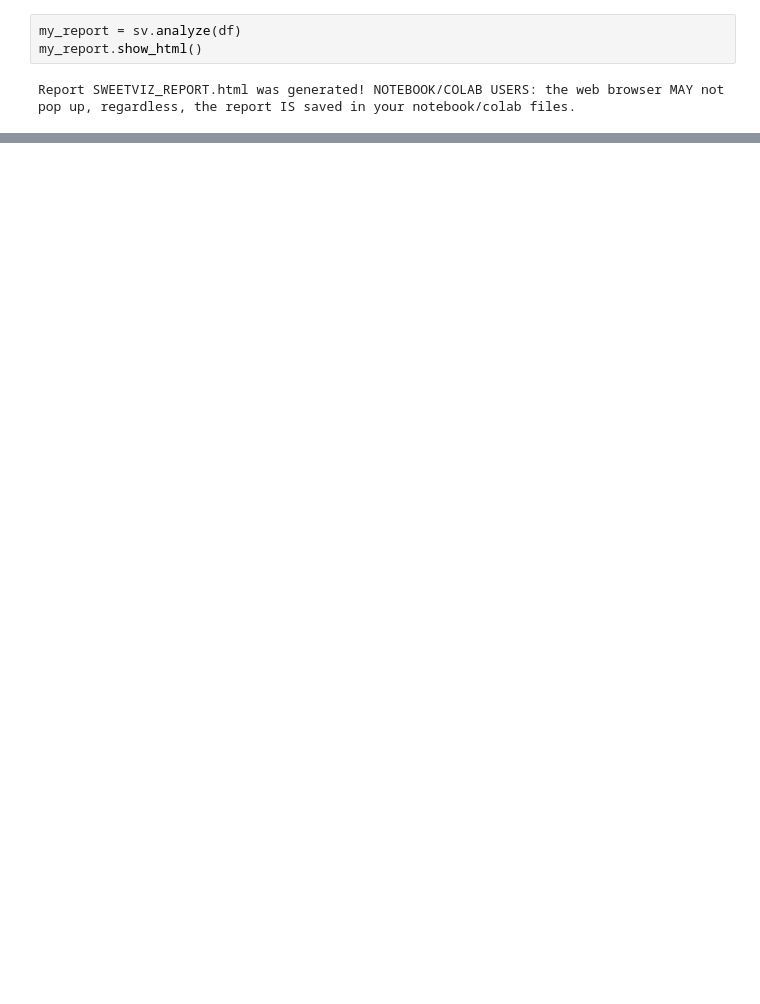
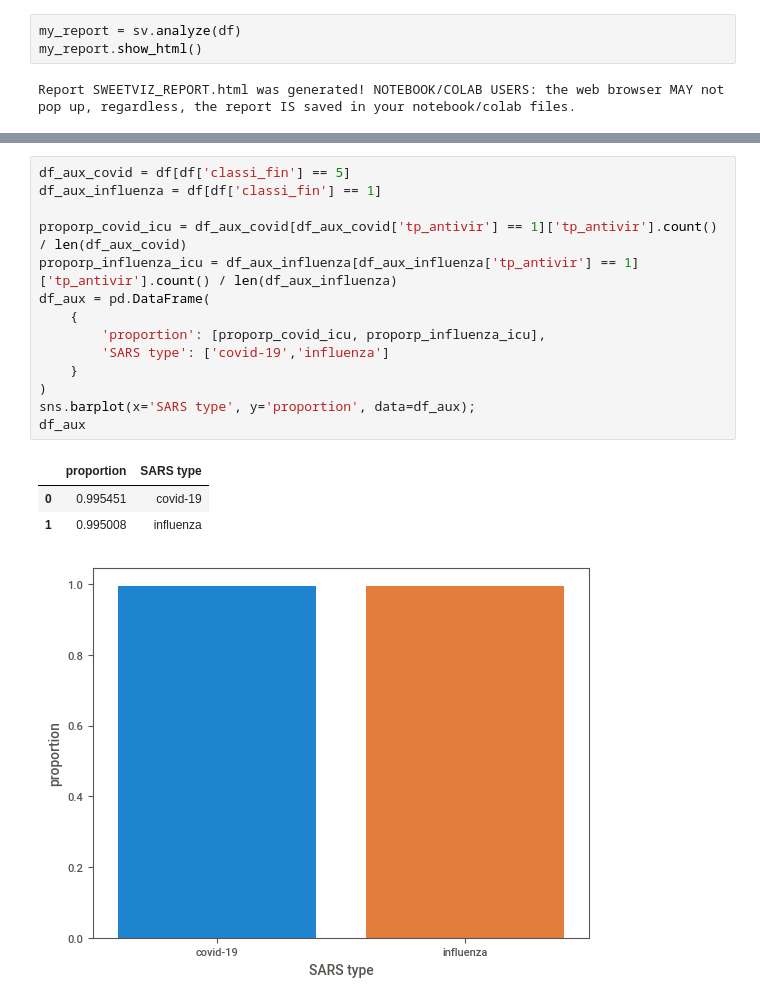
Before and after one commit to danillobarroscordeiro/respiratory_classification, a Jupyter notebook: notebooks/Untitled (1).ipynb, the cells around one changed output, grey strips where cells are left out. Saved outputs shown, nothing was run; the diff lists cells and outputs as text; blank space fills up the shorter version.

```diff
--- a/notebooks/Untitled (1).ipynb
+++ b/notebooks/Untitled (1).ipynb
@@ -339,0 +549,19 @@ Report SWEETVIZ_REPORT.html was generated! NOTEBOOK/COLAB USERS: the web browser
+# %%
+df_aux_covid = df[df['classi_fin'] == 5]
+df_aux_influenza = df[df['classi_fin'] == 1]
+
+proporp_covid_icu = df_aux_covid[df_aux_covid['tp_antivir'] == 1]['tp_antivir'].count() / len(df_aux_covid)
+proporp_influenza_icu = df_aux_influenza[df_aux_influenza['tp_antivir'] == 1]['tp_antivir'].count() / len(df_aux_influenza)
+df_aux = pd.DataFrame(
+    {
+        'proportion': [proporp_covid_icu, proporp_influenza_icu],
+        'SARS type': ['covid-19','influenza']
+    }
+)
+sns.barplot(x='SARS type', y='proportion', data=df_aux);
+df_aux
+# %% [output]
+|  | proportion | SARS type |
+| 0 | 0.995451 | covid-19 |
+| 1 | 0.995008 | influenza |
+[figure, added]
```
Also changed, not shown: parts of 30 cells of this notebook, 3 other files.
